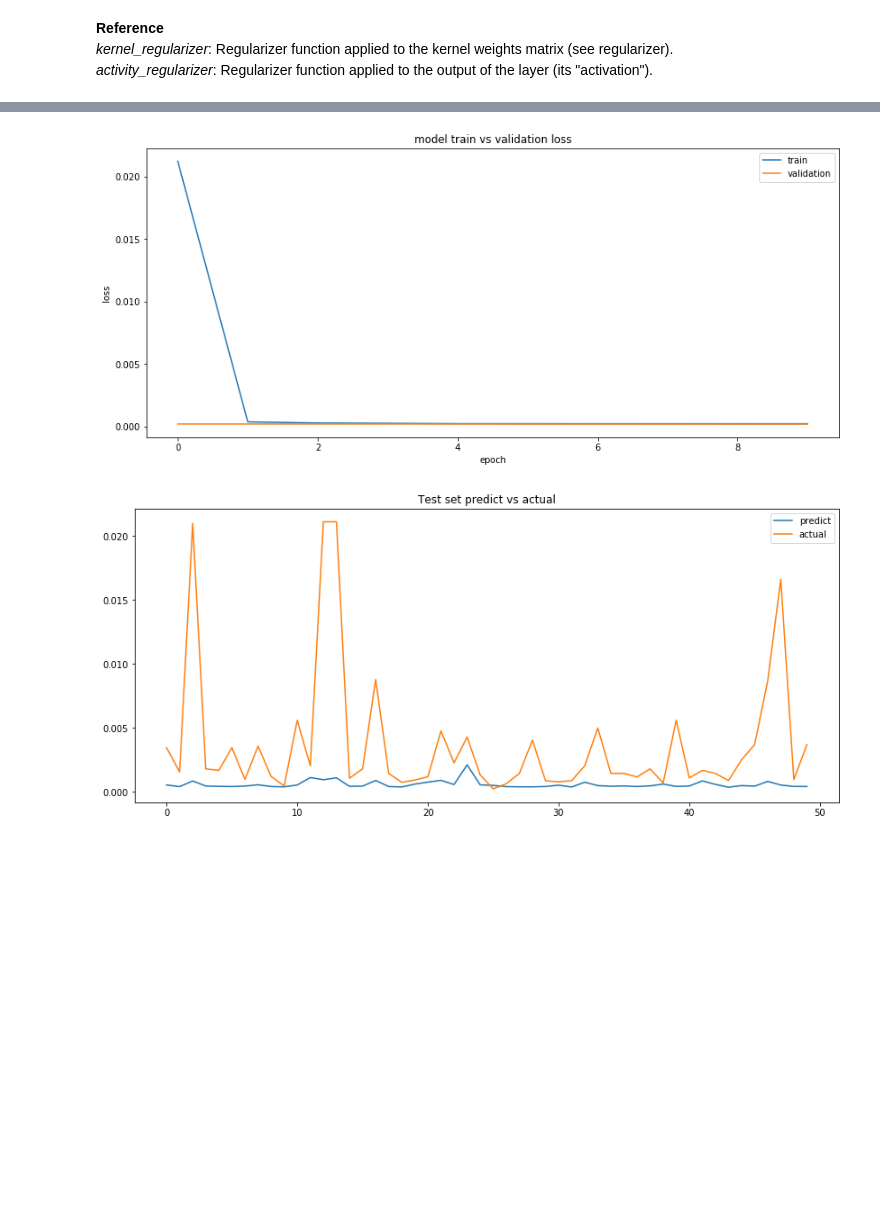
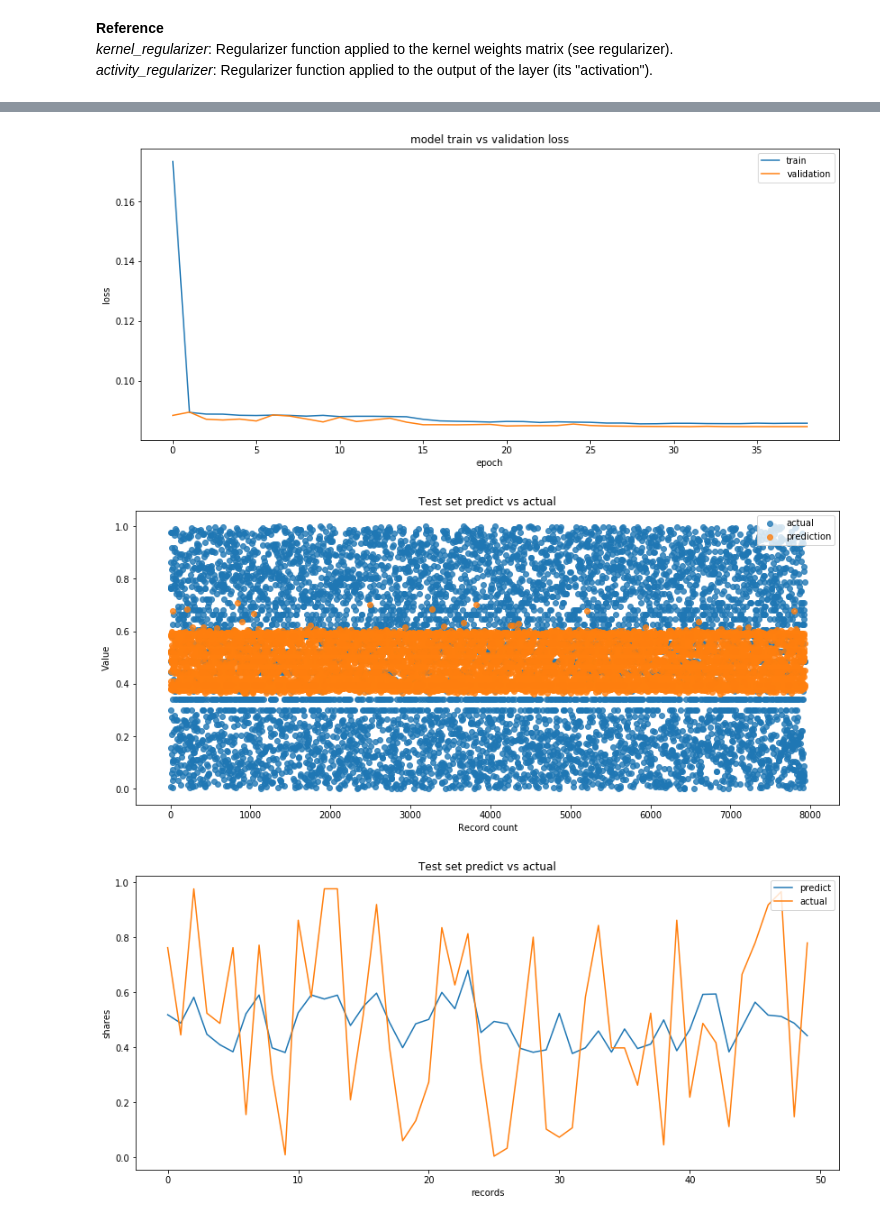
Before and after one commit to Niellai/online_news_popularity, a Jupyter notebook: regression_mlp.ipynb, the cells around one changed output, grey strips where cells are left out. Cells and saved outputs as stored; diff of their text form; code cells hidden in the pictures; blank space fills up the shorter version.

Commit message:
updates try to visualise labels

```diff
--- a/regression_mlp.ipynb
+++ b/regression_mlp.ipynb
@@ -97,0 +149,10 @@ x_test: (7929, 59), y_test: (7929, 1)
+# %%
+scaler = preprocessing.StandardScaler()
+dataset = scaler.fit_transform(dataset)
+
+scaler = preprocessing.StandardScaler()
+labels = scaler.fit_transform(labels)
+
+x_train, x_test, y_train, y_test = train_test_split(dataset, labels, test_size=0.2, shuffle=True, random_state=42)
+print("x_train: {0}, y_train: {1}".format(x_train.shape, y_train.shape))
+print("x_test: {0}, y_test: {1}".format(x_test.shape, y_test.shape))
@@ -200,9 +280,9 @@ reduce_lr = ReduceLROnPlateau(monitor='val_loss',
                               verbose=1)
 
 history = model.fit(x_train, y_train,
-                      epochs=10,
+                      epochs=50,
                       validation_data=(x_test, y_test),
-                      callbacks=[early_stop, reduce_lr],
+                      callbacks=[early_stop, checkpoint, reduce_lr],
                       verbose=1)
 # %% [output]
 Train on 31715 samples, validate on 7929 samples
@@ -225,21 +305,37 @@ Epoch 00010: ReduceLROnPlateau reducing learning rate to 4.0000001899898055e-05.
 # %%
 # showing results
 scores = model.evaluate(x_test, y_test)
-print("{0}: {1}".format(model.metrics_names[0], round(scores[0], 6)))
-print("{0}: {1}".format(model.metrics_names[1], round(scores[1], 6)))
 
 # http://scikit-learn.org/stable/modules/classes.html#module-sklearn.metrics
 y_pred = model.predict(x_test)
+
+root_mse = math.sqrt(scores[1])
 var_score = explained_variance_score(y_pred, y_test)
 mean_abs_error = mean_absolute_error(y_pred, y_test)
 mean_sqare_log_error = mean_squared_log_error(y_pred, y_test)
 median_abs_error = median_absolute_error(y_pred, y_test)
 r2 = r2_score(y_pred, y_test)
+
+print('actual max {0}'.format(np.max(y_test)))
+print('actual min {0}'.format(np.min(y_test)))
+print('actual median {0}'.format(np.median(y_test)))
+print('predict max {0}'.format(np.max(y_pred)))
+print('predict min {0}'.format(np.min(y_pred)))
+print('predict median {0}'.format(np.median(y_pred)))
+print()
+print("{0}: {1}".format(model.metrics_names[0], round(scores[0], 6)))
+print("{0}: {1}".format(model.metrics_names[1], round(scores[1], 6)))
+print('root_mse {0}'.format(round(root_mse, 6)))
 print('explained_variance_score: {0}'.format(round(var_score, 6)))
 print('mean_absolute_error: {0}'.format(round(mean_abs_error, 6)))
 print('mean_squared_log_error: {0}'.format(round(mean_sqare_log_error, 6)))
 print('median_absolute_error: {0}'.format(round(median_abs_error, 6)))
 print('r2_score: {0}'.format(round(r2, 6)))
+
+# plt.figure(figsize=(14,6))
+# plt.hist(y_pred, 100)
+# plt.hist(y_test, 100)
+# plt.show()
 
 plt.figure(figsize=(14,6))
 plt.plot(history.history['loss'])
@@ -251,9 +347,25 @@ plt.legend(['train', 'validation'], loc='upper right')
 plt.show()
 
 plt.figure(figsize=(14,6))
+plt.xlabel("Record count")
+plt.ylabel("Value")
+plt.title("Test set predict vs actual")
+x = list(range(len(y_pred)))
+# plt.ylim(0, 1)
+plt.scatter(x, [pt[0] for pt in y_test], label='actual', alpha=0.8)
+plt.scatter(x, [pt[0] for pt in y_pred], label='prediction', alpha=0.8)
+plt.legend(loc='upper right')
+plt.show()
+
+plt.figure(figsize=(14,6))
 plt.title('Test set predict vs actual')
-plt.plot(y_pred[:50], label="predict")
-plt.plot(y_test[:50], label="actual")
-plt.legend(loc='upper right', borderaxespad=0.5)
+plt.plot(y_pred[:50])
+plt.plot(y_test[:50])
+plt.ylabel('shares')
+plt.xlabel('records')
+plt.legend(['predict', 'actual'], loc='upper right', borderaxespad=0.5)
 plt.show()
+
+print(y_test[:10])
+print(y_pred[:10])
 # %% [output]
@@ -268,2 +388,3 @@ r2_score: -3246.773801
-[figure, old version]
+[figure, new version]
-[figure, old version]
+[figure, new version]
+[figure, added]
```
Also changed, not shown: parts of 10 cells of this notebook, 3 other files.
